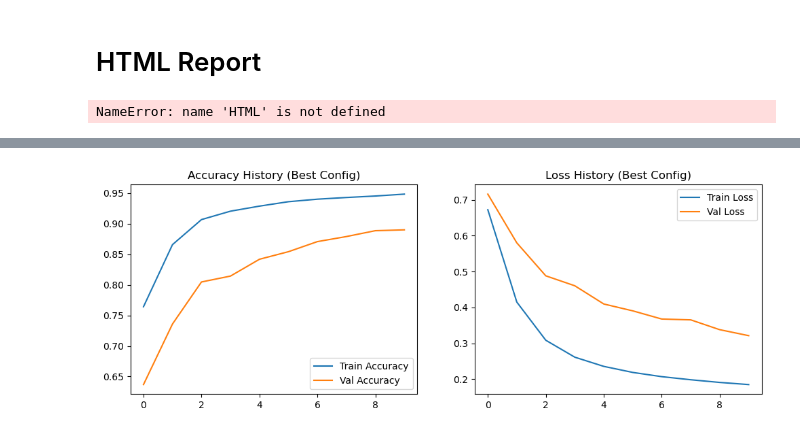
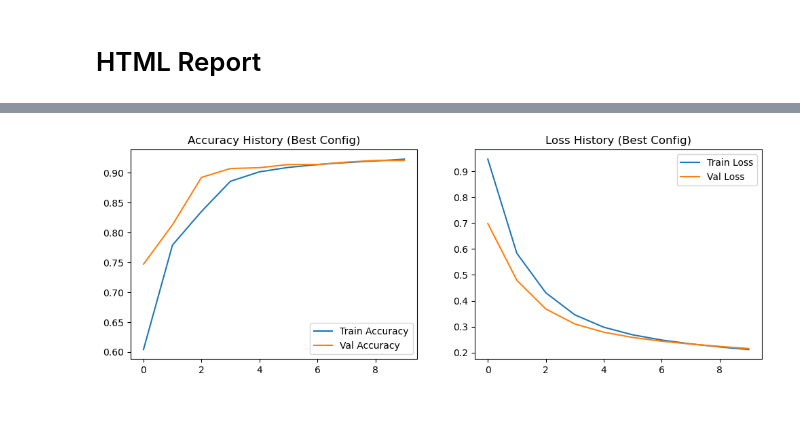
Before and after one commit to wildanjr19/5th-college, a Jupyter notebook: Jaringan Syaraf Tiruan/project/Classification_Fetal.ipynb, the cells around one changed output, grey strips where cells are left out. Drawn from its saved outputs; the diff is of its cells as text; code cells hidden in the pictures.

```diff
--- a/Jaringan Syaraf Tiruan/project/Classification_Fetal.ipynb
+++ b/Jaringan Syaraf Tiruan/project/Classification_Fetal.ipynb
@@ -52,3 +59,7 @@ Name: count, dtype: int64
 # Praproses Data
 # %% [markdown]
 ## Splitting
+# %%
+# pisahkan target dan fitur
+X = data.drop('fetal_health', axis=1)
+y = data['fetal_health']
@@ -55,3 +68,6 @@ Name: count, dtype: int64
+# %%
+le = LabelEncoder()
+y = le.fit_transform(y)
 # %%
 # Split data
 X_train, X_test, y_train, y_test = train_test_split(X, y, test_size=0.2, random_state=42)
@@ -131,0 +192,6 @@ X_test = scaler.transform(X_test)
+# %%
+# Split eksplisit untuk validation set (setelah balancing dan normalisasi)
+X_train_full, X_val, y_train_full, y_val = train_test_split(X_train, y_train, test_size=0.2, random_state=42)
+
+print("Training full shape:", X_train_full.shape)
+print("Validation shape:", X_val.shape)
@@ -139,6 +254,8 @@ activations = ['relu', 'tanh', 'sigmoid']
 
 # Simpan hasil eksperimen
 results = []
+best_model = None
+best_acc = 0.0
 
 for opt_name in optimizers:
     for act in activations:
@@ -166,12 +283,17 @@ for opt_name in optimizers:
 
         # Train model
         start_time = time.time()
-        history = model.fit(X_train, y_train, epochs=10, batch_size=32, validation_split=0.2, verbose=0)
+        history = model.fit(X_train_full, y_train_full, epochs=10, batch_size=32, validation_data=(X_val, y_val), verbose=0)
         end_time = time.time()
         runtime = end_time - start_time
 
         # Evaluate
         test_loss, test_acc = model.evaluate(X_test, y_test, verbose=0)
+
+        # Simpan model jika lebih baik
+        if test_acc > best_acc:
+            best_acc = test_acc
+            best_model = model  # Simpan referensi model terbaik
 
         # Compute predictions and classification report
         y_pred = model.predict(X_test, verbose=0)
@@ -404,7 +455,7 @@ html = """
     <li><strong>Activation Function:</strong> relu, tanh, sigmoid</li>
     <li><strong>Epochs:</strong> 10</li>
     <li><strong>Batch Size:</strong> 32</li>
-    <li><strong>Validation Split:</strong> 0.2</li>
+    <li><strong>Validation Data:</strong> eksplisit split 20% dari train set yang sudah di-balance</li>
 </ul>
 
 <h2>Hasil Setiap Percobaan</h2>
@@ -451,7 +502,7 @@ html += """
     <li><strong>Runtime:</strong> """ + f"{best_config['runtime']:.2f} seconds" + """</li>
 </ul>
 
-<h2>Grafik Perbandingan Akurasi</h2>
+<h2>Grafik Perbandingan Akurasi Pada Data Test</h2>
 <img src=\"""" + plot_to_base64(fig) + """\" alt="Perbandingan Akurasi" style="width:100%; max-width:800px;">
 
 <h2>History Training untuk Konfigurasi Terbaik</h2>
@@ -480,4 +531,3 @@ html += """
 
 display(HTML(html))
 # %% [output]
-NameError: name 'HTML' is not defined
@@ -484,3 +535,3 @@ NameError: name 'HTML' is not defined
-[figure, old version]
+[figure, new version]
 # %%
 # simpan laporan ke file HTML
```
Also changed, not shown: parts of 24 cells of this notebook.
